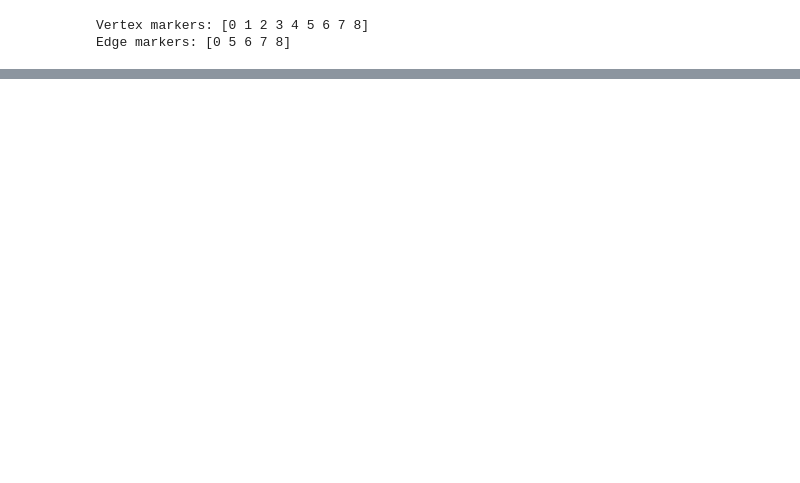
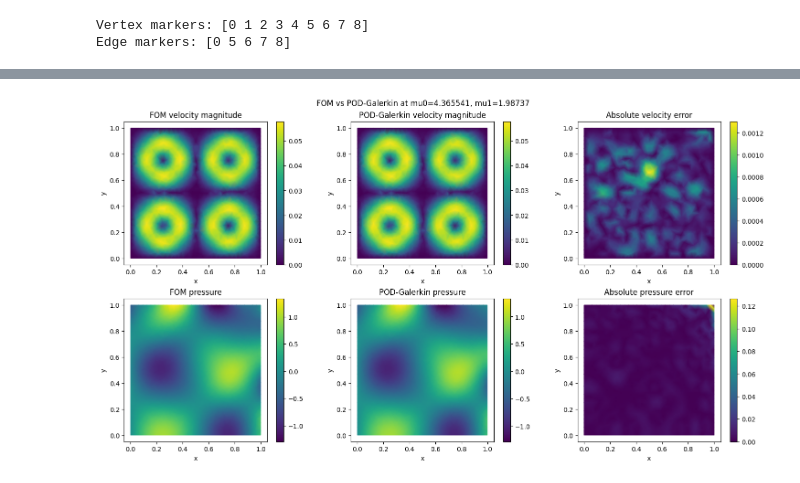
Before and after one commit to tom-fritzdorf/MOR-project, a Jupyter notebook: Q1.ipynb, the cells around one changed output, grey strips where cells are left out. Cells and saved outputs as stored; diff of their text form; code cells hidden in the pictures; blank space fills up the shorter version.

```diff
--- a/Q1.ipynb
+++ b/Q1.ipynb
@@ -1088,0 +1288,89 @@ Testing mu0=10.00, mu1=3.00
+# %%
+import numpy as np
+import matplotlib.pyplot as plt
+import matplotlib.tri as mtri
+
+mu0_plot = 4.365541
+mu1_plot = 1.98737
+
+# Solve FOM and POD-Galerkin ROM
+u_fom_full, ux_fom, uy_fom, p_fom, fom_info = solve_fom(mu0_plot, mu1_plot)
+u_rom_full, ux_rom, uy_rom, p_rom, rom_info = solve_rom(mu0_plot, mu1_plot)
+
+# Compute relative errors
+du = u_fom_full[:2 * speed_n_dofs] - u_rom_full[:2 * speed_n_dofs]
+u_ref = u_fom_full[:2 * speed_n_dofs]
+
+dp = p_fom - p_rom
+p_ref = p_fom
+
+velocity_error = np.sqrt(du.T @ X_u @ du) / np.sqrt(u_ref.T @ X_u @ u_ref)
+pressure_error = np.sqrt(dp.T @ X_p @ dp) / np.sqrt(p_ref.T @ X_p @ p_ref)
+
+total_error = np.sqrt(
+    du.T @ X_u @ du + dp.T @ X_p @ dp
+) / np.sqrt(
+    u_ref.T @ X_u @ u_ref + p_ref.T @ X_p @ p_ref
+)
+
+print("mu0, mu1:", mu0_plot, mu1_plot)
+print("total error:", total_error)
+print("velocity error:", velocity_error)
+print("pressure error:", pressure_error)
+print("FOM info:", fom_info)
+print("ROM info:", rom_info)
+
+def extract_cell0_values(dof_values, dofs_data, strong_values):
+    post = polydim.pde_tools.assembler_utilities.pcc_2_d.extract_solution_on_cell0_ds(
+        mesh,
+        dofs_data,
+        np.asarray(dof_values, dtype=float),
+        np.asarray(strong_values, dtype=float)
+    )
+    return np.asarray(post.numeric_solution)
+
+# Convert FE DOF solutions to mesh-vertex values.
+ux_fom_v = extract_cell0_values(ux_fom, speed_dofs_data, u_x_strong)
+uy_fom_v = extract_cell0_values(uy_fom, speed_dofs_data, u_y_strong)
+p_fom_v = extract_cell0_values(p_fom, pressure_dofs_data, p_strong)
+
+ux_rom_v = extract_cell0_values(ux_rom, speed_dofs_data, u_x_strong)
+uy_rom_v = extract_cell0_values(uy_rom, speed_dofs_data, u_y_strong)
+p_rom_v = extract_cell0_values(p_rom, pressure_dofs_data, p_strong)
+
+# Velocity magnitude and pointwise errors.
+vel_fom_v = np.sqrt(ux_fom_v**2 + uy_fom_v**2)
+vel_rom_v = np.sqrt(ux_rom_v**2 + uy_rom_v**2)
+vel_error_v = np.abs(vel_fom_v - vel_rom_v)
+
+p_error_v = np.abs(p_fom_v - p_rom_v)
+
+coordinates = mesh.cell0_ds_coordinates()
+x = coordinates[0, :]
+y = coordinates[1, :]
+triang = mtri.Triangulation(x, y)
+
+fig, axes = plt.subplots(2, 3, figsize=(15, 8), constrained_layout=True)
+
+plot_data = [
+    (vel_fom_v, "FOM velocity magnitude"),
+    (vel_rom_v, "POD-Galerkin velocity magnitude"),
+    (vel_error_v, "Absolute velocity error"),
+    (p_fom_v, "FOM pressure"),
+    (p_rom_v, "POD-Galerkin pressure"),
+    (p_error_v, "Absolute pressure error"),
+]
+
+for ax, (field, title) in zip(axes.ravel(), plot_data):
+    tpc = ax.tripcolor(triang, field, shading="gouraud")
+    ax.set_title(title)
+    ax.set_aspect("equal")
+    ax.set_xlabel("x")
+    ax.set_ylabel("y")
+    fig.colorbar(tpc, ax=ax)
+
+fig.suptitle(f"FOM vs POD-Galerkin at mu0={mu0_plot}, mu1={mu1_plot}")
+
+plt.savefig("q1_fom_vs_pod_galerkin.png", dpi=300, bbox_inches="tight")
+plt.show()
+# %% [output]
@@ -1089,3 +1383,4 @@ Testing mu0=10.00, mu1=3.00
+[figure, added]
 # %%
 import numpy as np
 import matplotlib.pyplot as plt
```
Also changed, not shown: parts of 25 cells of this notebook, 1 other file.
